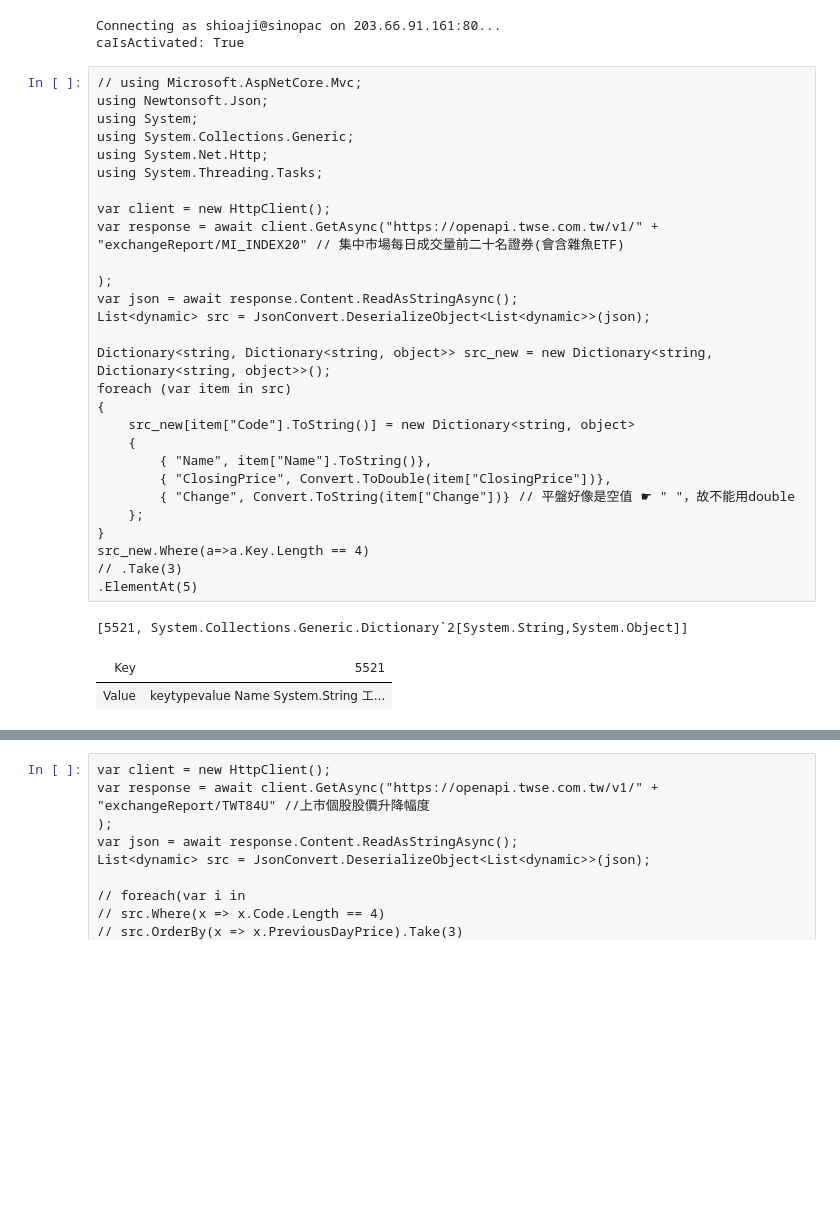
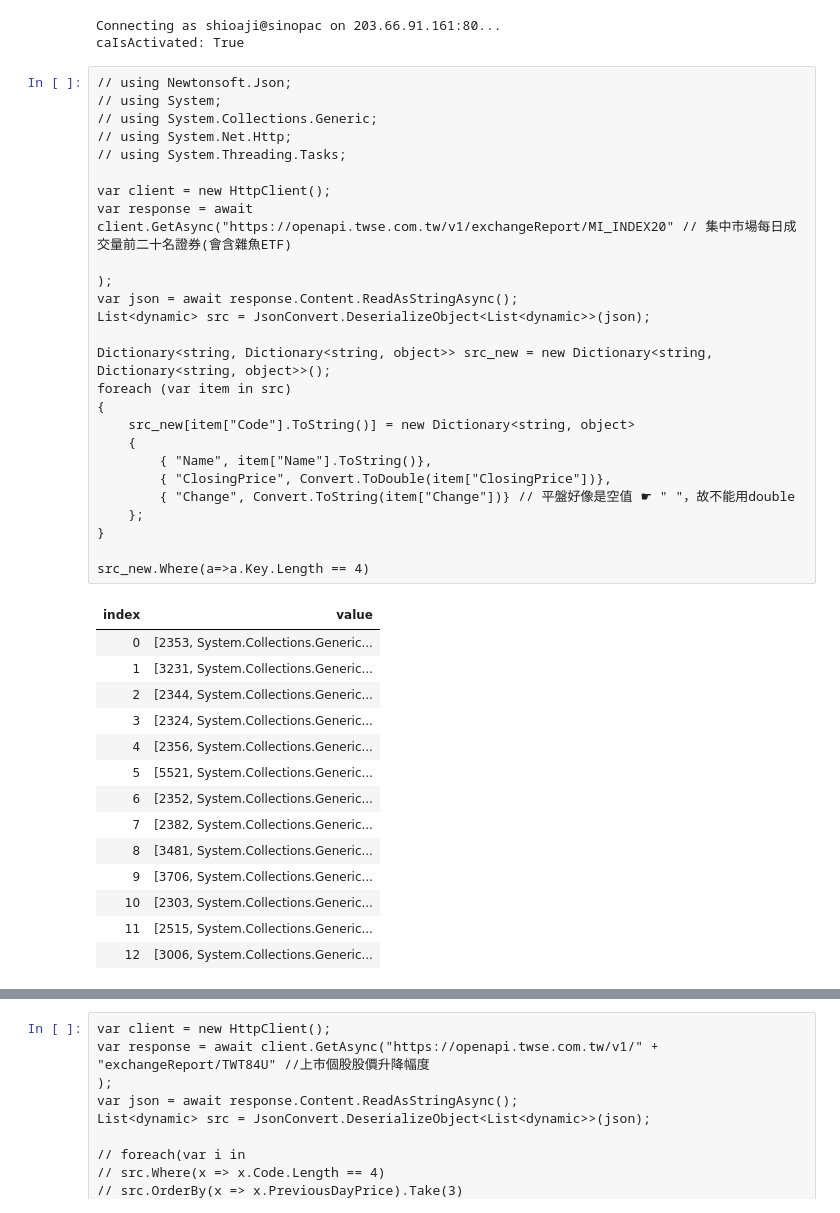
Before and after one commit to MaxChenCMC/ShioajiFullStack_temp, a Jupyter notebook: 20240102.ipynb, the cells around one changed output, grey strips where cells are left out. Saved outputs shown, nothing was run; the diff lists cells and outputs as text; blank space fills up the shorter version.

```diff
--- a/20240102.ipynb
+++ b/20240102.ipynb
@@ -238,38 +238,46 @@ _api.ca_activate(@"Sinopac.pfx", root.GetProperty("ca_passwd").GetString(), root
 Connecting as shioaji@sinopac on 203.66.91.161:80...
 caIsActivated: True
 # %%
-// using Microsoft.AspNetCore.Mvc;
-using Newtonsoft.Json;
-using System;
-using System.Collections.Generic;
-using System.Net.Http;
-using System.Threading.Tasks;
+// using Newtonsoft.Json;
+// using System;
+// using System.Collections.Generic;
+// using System.Net.Http;
+// using System.Threading.Tasks;
 
 var client = new HttpClient();
-var response = await client.GetAsync("https://openapi.twse.com.tw/v1/" +
-"exchangeReport/MI_INDEX20" // 集中市場每日成交量前二十名證券(會含雜魚ETF)
+var response = await client.GetAsync("https://openapi.twse.com.tw/v1/exchangeReport/MI_INDEX20" // 集中市場每日成交量前二十名證券(會含雜魚ETF)
 
 );
 var json = await response.Content.ReadAsStringAsync();
 List<dynamic> src = JsonConvert.DeserializeObject<List<dynamic>>(json);
 
 Dictionary<string, Dictionary<string, object>> src_new = new Dictionary<string, Dictionary<string, object>>();
 foreach (var item in src)
 {
     src_new[item["Code"].ToString()] = new Dictionary<string, object>
     {
         { "Name", item["Name"].ToString()},
         { "ClosingPrice", Convert.ToDouble(item["ClosingPrice"])},
         { "Change", Convert.ToString(item["Change"])} // 平盤好像是空值 ☛ " "，故不能用double
     };
 }
+
 src_new.Where(a=>a.Key.Length == 4)
-// .Take(3)
-.ElementAt(5)
 # %% [output]
-[5521, System.Collections.Generic.Dictionary`2[System.String,System.Object]]
-| Key | 5521 |
-| Value | keytypevalue Name System.String 工... |
+| index | value |
+| 0 | [2353, System.Collections.Generic... |
+| 1 | [3231, System.Collections.Generic... |
+| 2 | [2344, System.Collections.Generic... |
+| 3 | [2324, System.Collections.Generic... |
+| 4 | [2356, System.Collections.Generic... |
+| 5 | [5521, System.Collections.Generic... |
+| 6 | [2352, System.Collections.Generic... |
+| 7 | [2382, System.Collections.Generic... |
+| 8 | [3481, System.Collections.Generic... |
+| 9 | [3706, System.Collections.Generic... |
+| 10 | [2303, System.Collections.Generic... |
+| 11 | [2515, System.Collections.Generic... |
+| 12 | [3006, System.Collections.Generic... |
 # %%
 var client = new HttpClient();
 var response = await client.GetAsync("https://openapi.twse.com.tw/v1/" +
```
Also changed, not shown: parts of 1 cell of this notebook.
